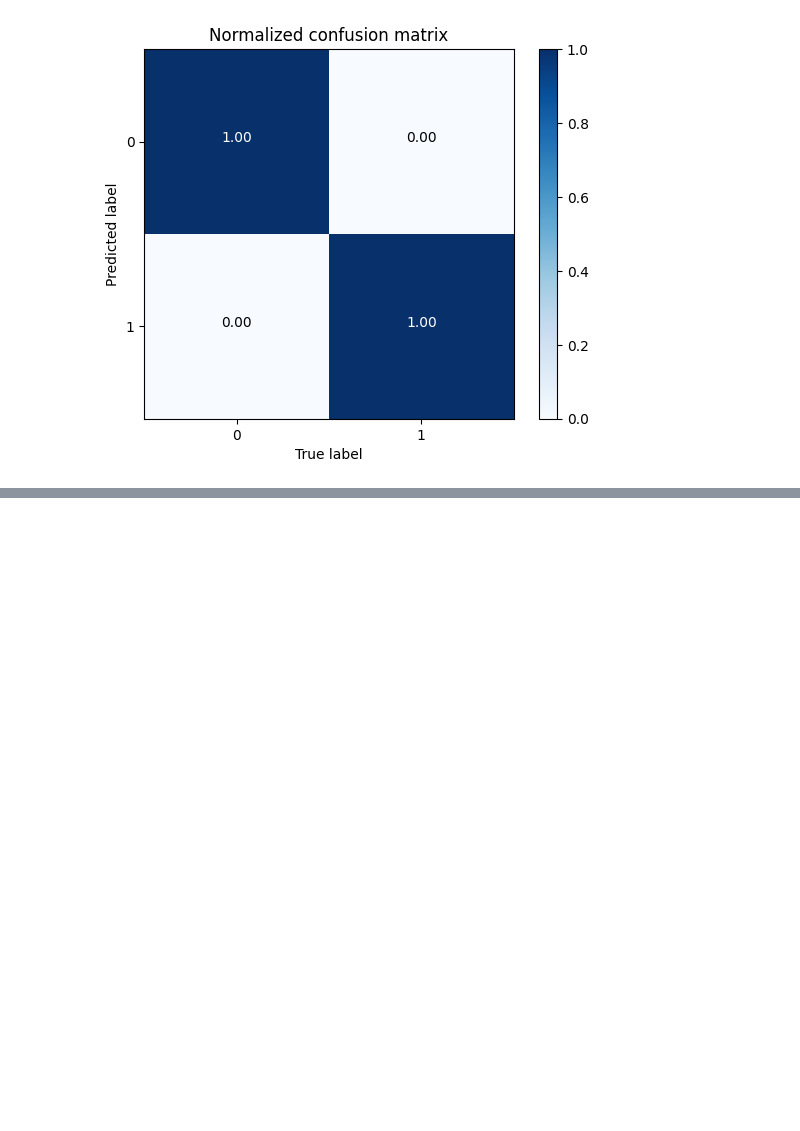
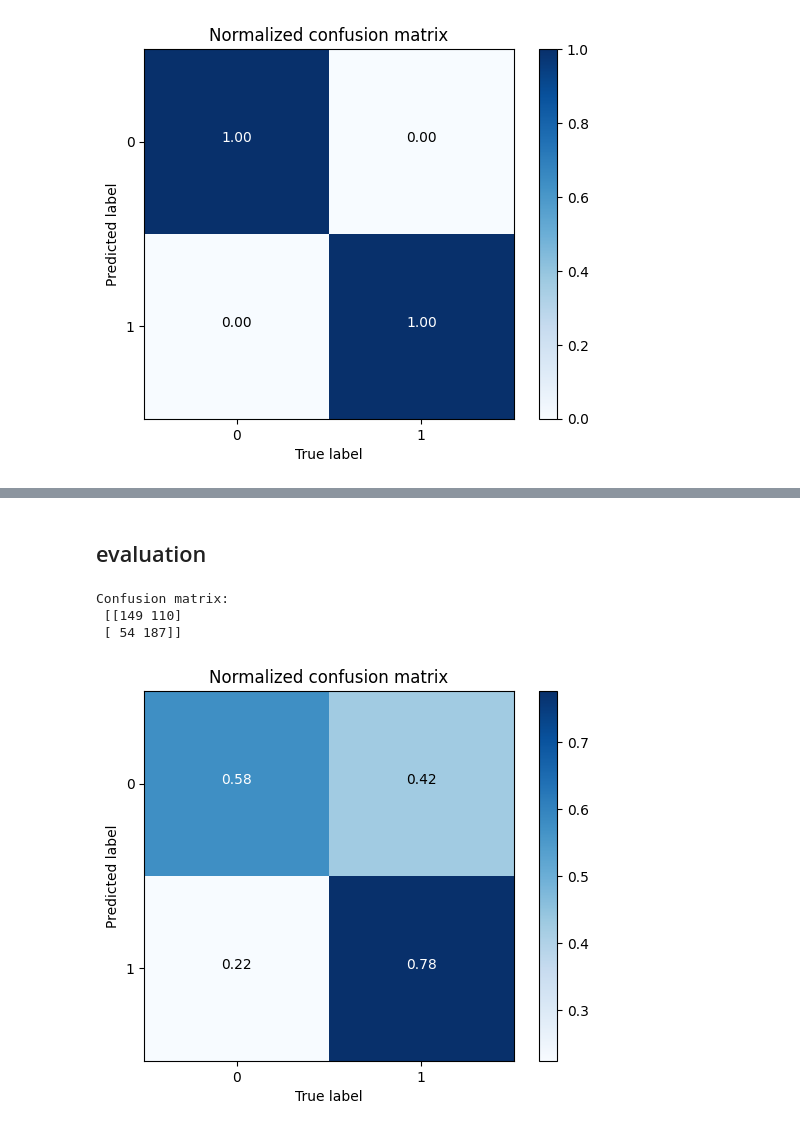
Before and after one commit to hongqin/AI4Health, a Jupyter notebook: A_Primer_on_Deep_Learning_in_Genomics_Public.ipynb, the cells around one changed output, grey strips where cells are left out. Saved outputs shown, nothing was run; the diff lists cells and outputs as text; code cells hidden in the pictures; blank space fills up the shorter version.

```diff
--- a/A_Primer_on_Deep_Learning_in_Genomics_Public.ipynb
+++ b/A_Primer_on_Deep_Learning_in_Genomics_Public.ipynb
@@ -601,0 +815,52 @@ Confusion matrix:
+# %% [markdown]
+## evaluation
+# %%
+from sklearn.metrics import confusion_matrix
+import numpy as np
+import itertools
+import matplotlib.pyplot as plt
+
+# Set the model to evaluation mode
+model.eval()
+
+# Convert test features and labels to PyTorch tensors
+test_features_tensor = torch.tensor(test_features, dtype=torch.float32).to(device)
+test_labels_tensor = torch.tensor(test_labels, dtype=torch.float32).argmax(dim=1).to(device)
+
+# Get predictions
+with torch.no_grad():
+    outputs = model(test_features_tensor)
+    predicted_labels = torch.argmax(outputs, dim=1).cpu().numpy()
+
+# Compute confusion matrix
+true_labels = test_labels_tensor.cpu().numpy()
+cm = confusion_matrix(true_labels, predicted_labels)
+
+# Print confusion matrix
+print('Confusion matrix:\n', cm)
+
+# Normalize confusion matrix
+cm = cm.astype('float') / cm.sum(axis=1)[:, np.newaxis]
+
+# Plot confusion matrix
+plt.figure()
+plt.imshow(cm, cmap=plt.cm.Blues)
+plt.title('Normalized confusion matrix')
+plt.colorbar()
+plt.xlabel('True label')
+plt.ylabel('Predicted label')
+plt.xticks([0, 1]); plt.yticks([0, 1])
+plt.grid(False)
+
+# Annotate the confusion matrix
+for i, j in itertools.product(range(cm.shape[0]), range(cm.shape[1])):
+    plt.text(j, i, format(cm[i, j], '.2f'),
+             horizontalalignment='center',
+             color='white' if cm[i, j] > 0.5 else 'black')
+
+plt.show()
+# %% [output]
+Confusion matrix:
+ [[149 110]
+ [ 54 187]]
+[figure, added]
```
Also changed, not shown: parts of 6 cells of this notebook.
